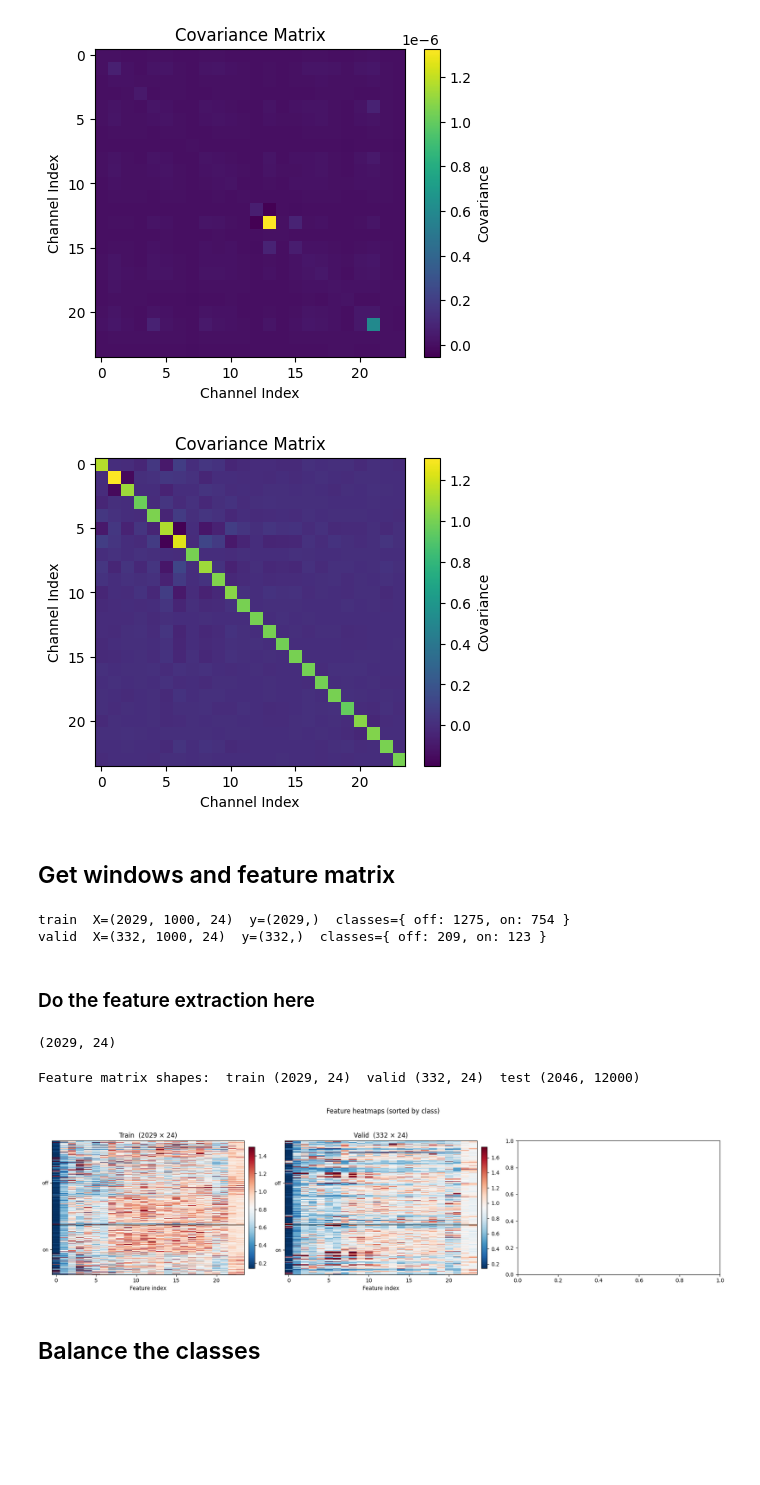
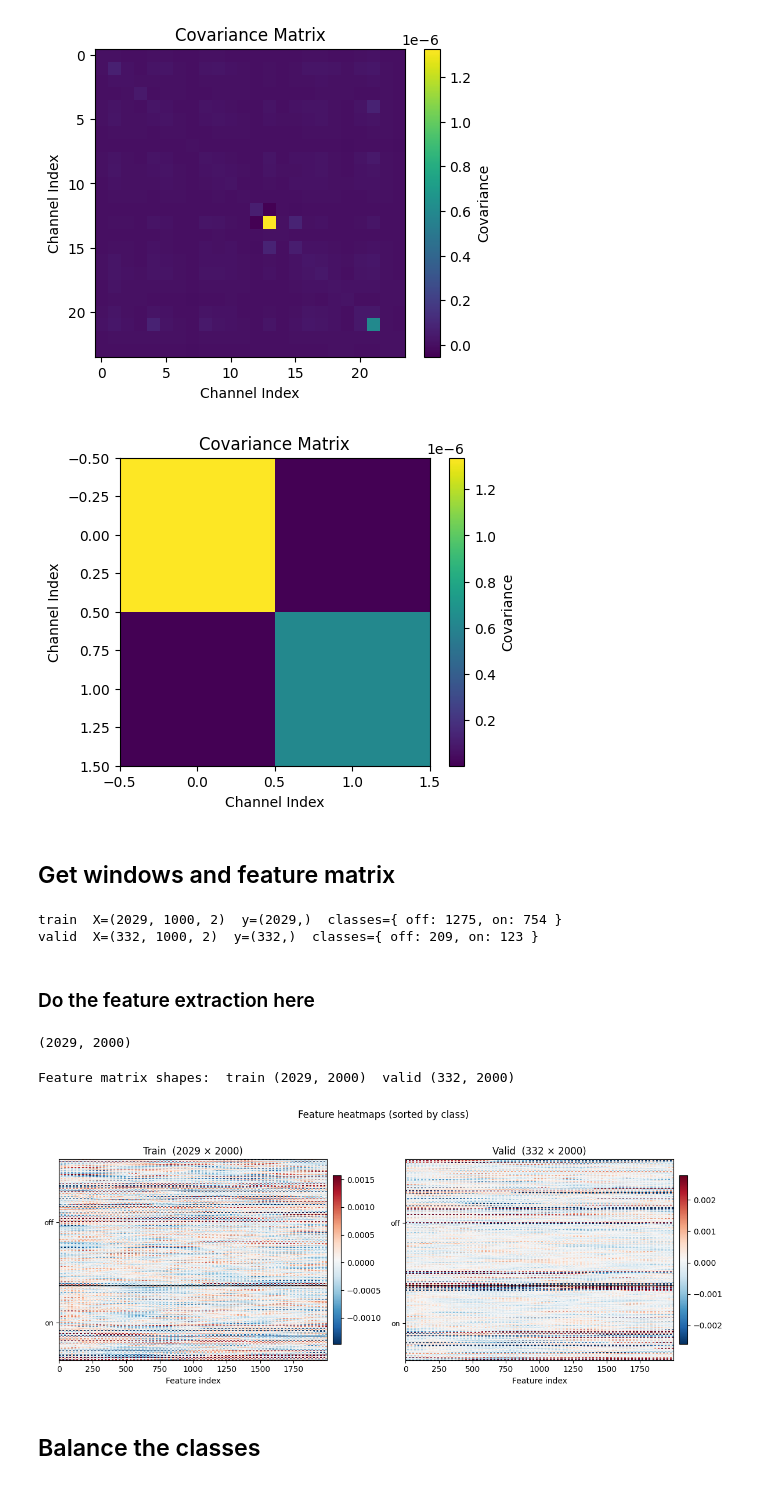
Before and after one commit to Neurosoft-Bioelectronics/auditorydecoding, a Jupyter notebook: notebooks/linear_training.ipynb, the cells around one changed output. Saved outputs shown, nothing was run; the diff lists cells and outputs as text; code cells hidden in the pictures; blank space fills up the shorter version.

```diff
--- a/notebooks/linear_training.ipynb
+++ b/notebooks/linear_training.ipynb
@@ -89,7 +89,7 @@ train_intervals = data.splits.on_vs_off_causal_train.coalesce()
 data_train = [data.slice(interval[0], interval[1]).ecog.signal[:, keep_channels] for interval in train_intervals]
 data_train = np.concatenate(data_train, axis=0)
 
-pca = PCA(whiten=True).fit(data_train)
+pca = PCA(whiten=False, n_components=2).fit(data_train)
 # %%
 plot_pca_variance(pca)
 # %% [output]
@@ -102,7 +102,7 @@ plot_covariance(np.cov(signal, rowvar=False))
 signal_whitened = pca.transform(signal)
 plot_covariance(np.cov(signal_whitened, rowvar=False))
 # %% [output]
-[figure, old version]
+[figure, new version]
 # %% [markdown]
 ## Get windows and feature matrix
 # %%
@@ -121,8 +121,8 @@ for name, X, y in [
     dist = ", ".join(f"{u}: {c}" for u, c in zip(unique, counts))
     print(f"{name:>5s}  X={X.shape}  y={y.shape}  classes={{ {dist} }}")
 # %% [output]
-train  X=(2029, 1000, 24)  y=(2029,)  classes={ off: 1275, on: 754 }
-valid  X=(332, 1000, 24)  y=(332,)  classes={ off: 209, on: 123 }
+train  X=(2029, 1000, 2)  y=(2029,)  classes={ off: 1275, on: 754 }
+valid  X=(332, 1000, 2)  y=(332,)  classes={ off: 209, on: 123 }
 # %% [markdown]
 ### Do the feature extraction here
 # %%
@@ -131,19 +131,19 @@ from einops import rearrange
 # X_stft_train = np.abs(np.fft.rfft(X_windows_train, axis=1))
 # X_stft_valid = np.abs(np.fft.rfft(X_windows_valid, axis=1))
 
-# X_train = rearrange(X_stft_train, "s t c -> s (t c)")
-# X_valid = rearrange(X_stft_valid, "s t c -> s (t c)")
+X_train = rearrange(X_windows_train, "s t c -> s (t c)")
+X_valid = rearrange(X_windows_valid, "s t c -> s (t c)")
 
-X_train = X_windows_train.std(axis=1)
-X_valid = X_windows_valid.std(axis=1)
+# X_train = X_windows_train.std(axis=1)
+# X_valid = X_windows_valid.std(axis=1)
 # %%
 X_train.shape
 # %% [output]
-(2029, 24)
+(2029, 2000)
 # %%
-print(f"Feature matrix shapes:  train {X_train.shape}  valid {X_valid.shape}  test {X_test.shape}")
+print(f"Feature matrix shapes:  train {X_train.shape}  valid {X_valid.shape}")
 
-fig, axes = plt.subplots(1, 3, figsize=(18, 5))
+fig, axes = plt.subplots(1, 2, figsize=(12, 5))
 
 for ax, X, y_enc, title in [
     (axes[0], X_train, y_train_enc, "Train"),
@@ -151,35 +151,35 @@ for ax, X, y_enc, title in [
 ]:
     order = np.argsort(y_enc)
     im = ax.imshow(
         X[order],
         aspect="auto",
         interpolation="none",
         cmap="RdBu_r",
         vmin=np.percentile(X, 2),
         vmax=np.percentile(X, 98),
     )
 
     boundaries = np.searchsorted(y_enc[order], np.arange(len(le.classes_)))
     for b in boundaries[1:]:
         ax.axhline(b - 0.5, color="k", linewidth=1)
 
     label_positions = [
         (boundaries[i] + (boundaries[i + 1] if i + 1 < len(boundaries) else len(y_enc))) / 2
         for i in range(len(boundaries))
     ]
     ax.set_yticks(label_positions)
     ax.set_yticklabels(le.classes_, fontsize=9)
 
     ax.set_xlabel("Feature index")
     ax.set_title(f"{title}  ({X.shape[0]} × {X.shape[1]})")
     fig.colorbar(im, ax=ax, fraction=0.03, pad=0.02)
 
 fig.suptitle("Feature heatmaps (sorted by class)")
 fig.tight_layout(rect=[0, 0, 1, 0.95])
 plt.show()
 # %% [output]
-Feature matrix shapes:  train (2029, 24)  valid (332, 24)  test (2046, 12000)
+Feature matrix shapes:  train (2029, 2000)  valid (332, 2000)
-[figure, old version]
+[figure, new version]
 # %% [markdown]
 ## Balance the classes
 # %%
```
Also changed, not shown: parts of 4 cells of this notebook.
